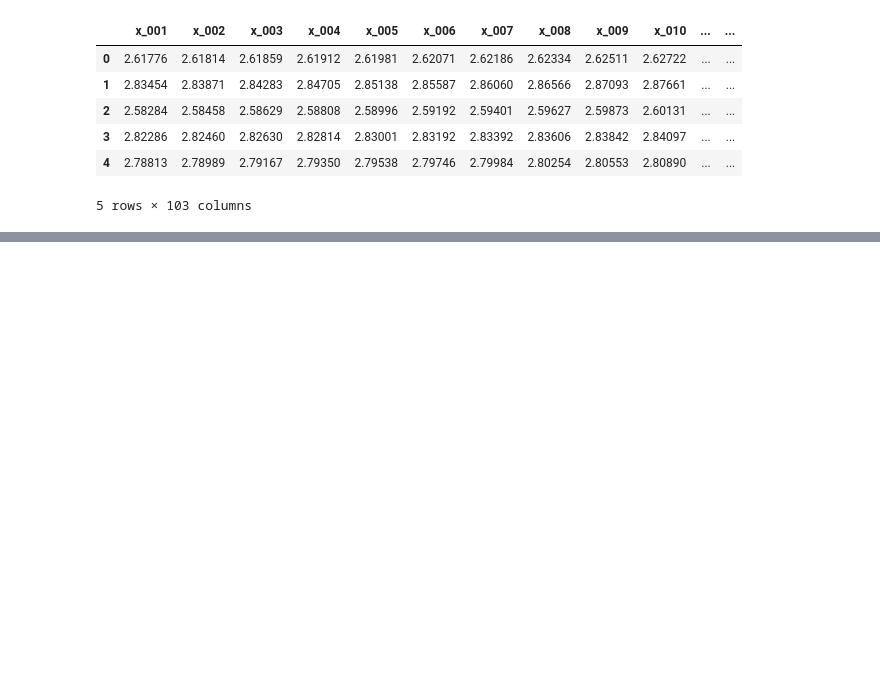
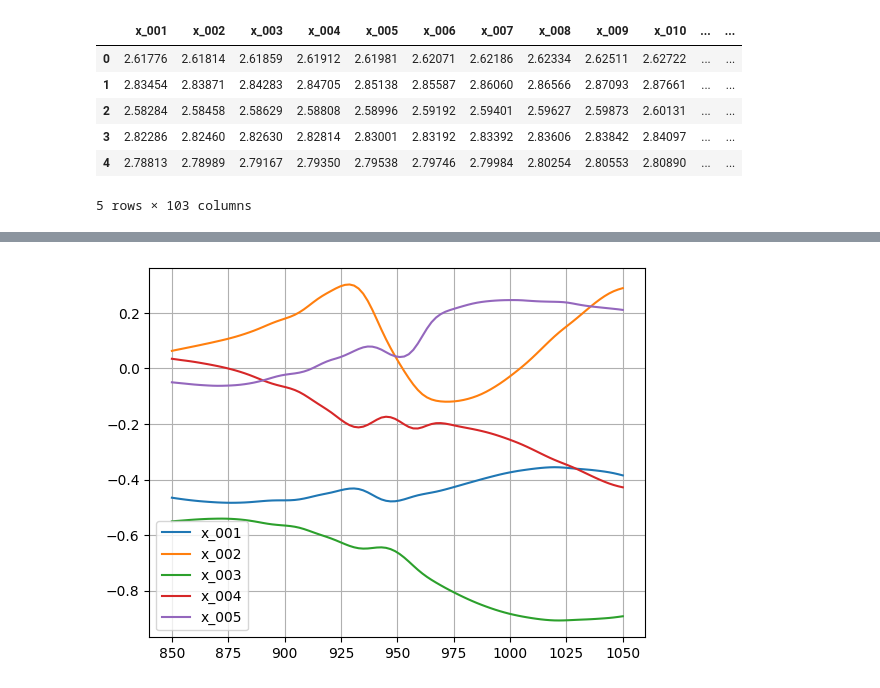
Before and after one commit to juliosdutra/ModelagemPPEQ1019, a Jupyter notebook: meat_composition.ipynb, the cells around one changed output, grey strips where cells are left out. Saved outputs shown, nothing was run; the diff lists cells and outputs as text; code cells hidden in the pictures; blank space fills up the shorter version.

```diff
--- a/meat_composition.ipynb
+++ b/meat_composition.ipynb
@@ -35,0 +58,13 @@ arquivo.head()
+# %%
+from sklearn.preprocessing import StandardScaler
+
+scaler = StandardScaler()
+X_scaled = scaler.fit_transform(X)  # Normalizando apenas os espectros (não as variáveis-alvo)
+
+
+for k in range(5): # Plot das 5 primeiras amostras
+    plt.plot(w, X_scaled[k,:], label = df.columns[k])
+plt.legend()
+plt.grid();
+# %% [output]
+[figure, added]
```
Also changed, not shown: parts of 22 cells of this notebook.
